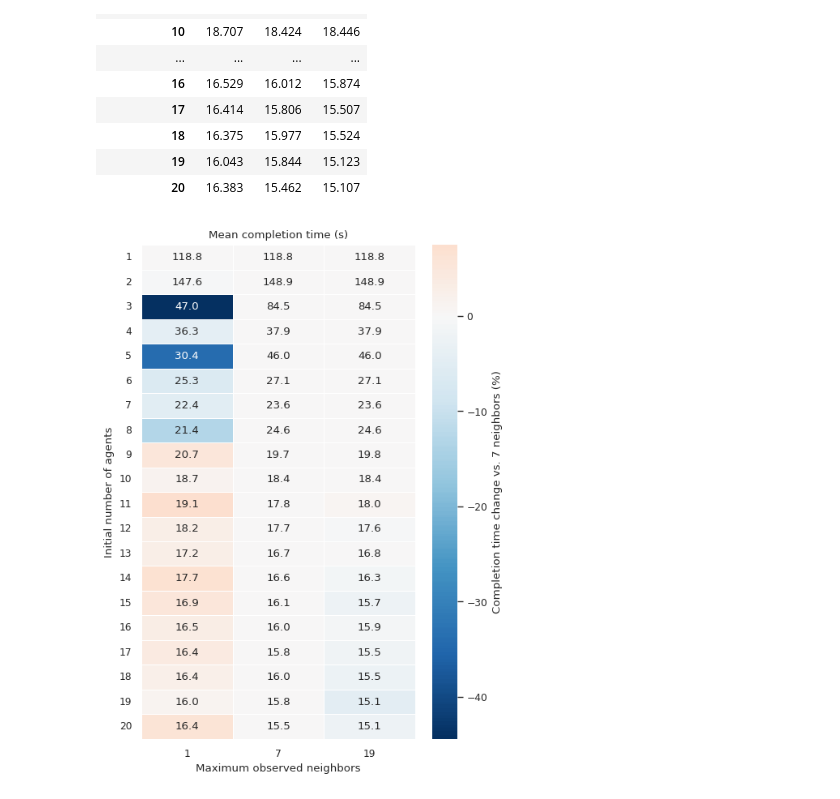
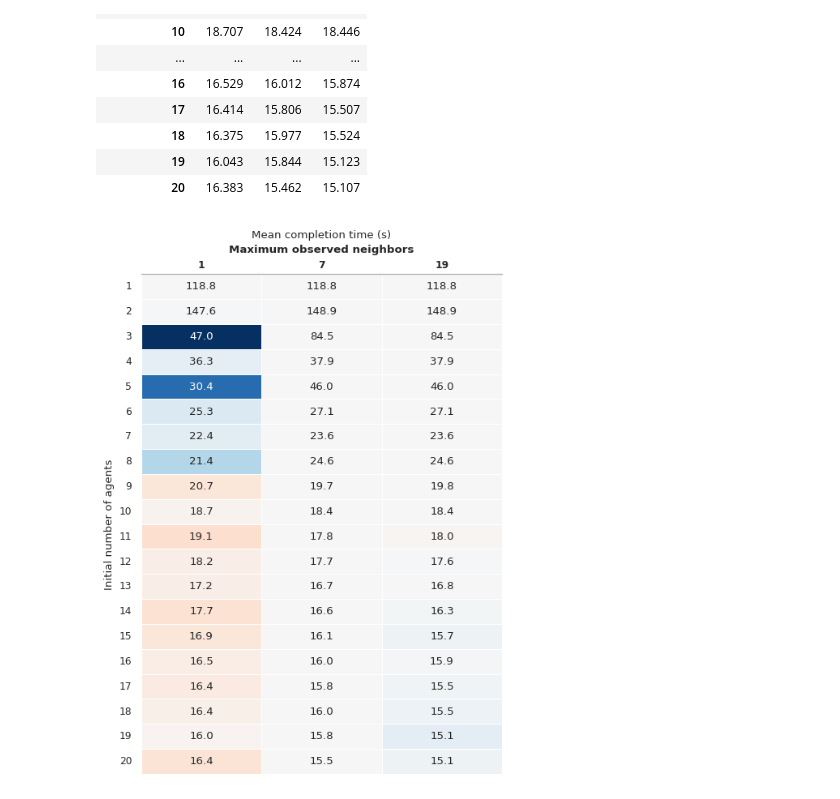
Before and after one commit to Project-GrADyS/distributed-rl, a Jupyter notebook: projects/data-harvesting/analysis/ras_2026.ipynb, the cells around one changed output. Drawn from its saved outputs; the diff is of its cells as text; code cells hidden in the pictures.

Commit message:
exp: Better labels on graph

```diff
--- a/projects/data-harvesting/analysis/ras_2026.ipynb
+++ b/projects/data-harvesting/analysis/ras_2026.ipynb
@@ -829,35 +829,39 @@ completion_times = (
         aggfunc="mean",
     )
     .sort_index()
     .reindex(columns=[1, 7, 19])
 )
 
 relative_change = (
     completion_times.div(completion_times[7], axis=0) - 1
 ) * 100
 
 fig, ax = plt.subplots(figsize=(5.2, 7.0))
 
 sns.heatmap(
     relative_change,
     annot=completion_times,
     fmt=".1f",
     cmap="RdBu_r",
     center=0,
     linewidths=0.5,
-    linecolor="white",
-    cbar_kws={"label": "Completion time change vs. 7 neighbors (%)"},
+    cbar=False,
     ax=ax,
 )
 
 ax.set(
-    xlabel="Maximum observed neighbors",
     ylabel="Initial number of agents",
     title="Mean completion time (s)",
 )
-ax.tick_params(axis="both", rotation=0)
+ax.set_xlabel("Maximum observed neighbors", fontweight="bold", labelpad=6)
+ax.xaxis.set_label_position("top")
+ax.tick_params(axis="x", labeltop=True, labelbottom=False, length=0, rotation=0)
+ax.tick_params(axis="y", rotation=0)
+plt.setp(ax.get_xticklabels(), fontweight="bold")
+ax.spines["top"].set_visible(True)
+ax.spines["top"].set_color("0.7")
 
 fig.tight_layout()
 plt.show()
 # %% [output]
-[figure, old version]
+[figure, new version]
```
Also changed, not shown: parts of 1 cell of this notebook.
